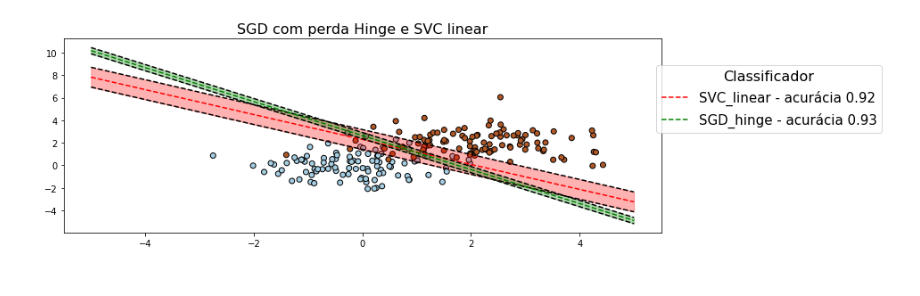
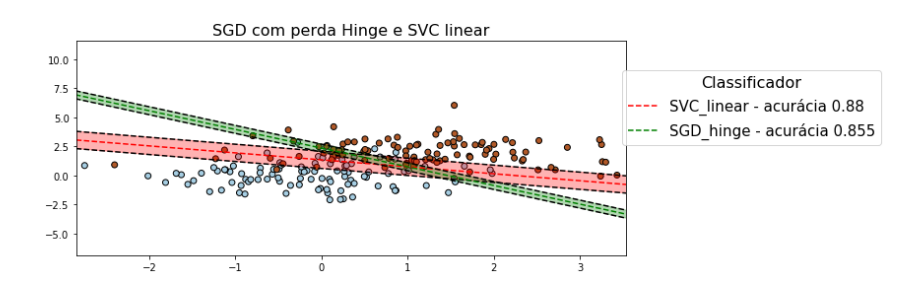
Before and after one commit to pedroblossbraga/supportvectormachines_tcc, a Jupyter notebook: TCC_linearSVC_SGD_hinge.ipynb, the cells around one changed output. Saved outputs shown, nothing was run; the diff lists cells and outputs as text; code cells hidden in the pictures.

```diff
--- a/TCC_linearSVC_SGD_hinge.ipynb
+++ b/TCC_linearSVC_SGD_hinge.ipynb
@@ -43,7 +43,7 @@ def get_acc(X, y, clf):
 # dados fictícios de 100 instâncias por classe e desvio 1.05
 n_samples_1 = 100
 n_samples_2 = 100
-centers = [[0.0, 0.0], [2.0, 2.0]]
+centers = [[0.0, 0.0], [1.0, 2.0]]
 clusters_std = [1.05, 1.05]
 
 X, y = make_blobs(
@@ -53,32 +53,34 @@ X, y = make_blobs(
     random_state=42,
     shuffle=False,
 )
 # SVC linear
 clf1 = svm.SVC(kernel="linear")
 clf1.fit(X, y)
 acc1 = get_acc(X, y, clf1)
 
 # Stochastic Gradient Descent Classifier com Hinge Loss
 clf2 = SGDClassifier(loss="hinge", random_state=42)
 clf2.fit(X, y)
 acc2 = get_acc(X, y, clf2)
 
 
-plt.figure(figsize=(12,4))
+plt.figure(figsize=(10,4))
 # plotando as amostras
 plt.scatter(X[:, 0], X[:, 1], c=y, cmap=plt.cm.Paired, edgecolors="k")
 
 # plotando as funções de decisão lineares
 plot_clf_decision_func(clf1, label=f'SVC_linear - acurácia {acc1}', color = 'red') #, marker='x')
 plot_clf_decision_func(clf2, label=f'SGD_hinge - acurácia {acc2}', color = 'green') #, marker='o')
 
 plt.legend(
            bbox_to_anchor = (0.98, 0.9),
            title='Classificador',
            title_fontsize=16,
            fontsize=15
            )
+plt.xlim([X[:, 0].min() - 0.1,
+          X[:, 0].max() + 0.1])
 plt.title('SGD com perda Hinge e SVC linear', fontsize = 16)
 plt.show()
 # %% [output]
-[figure, old version]
+[figure, new version]
```
